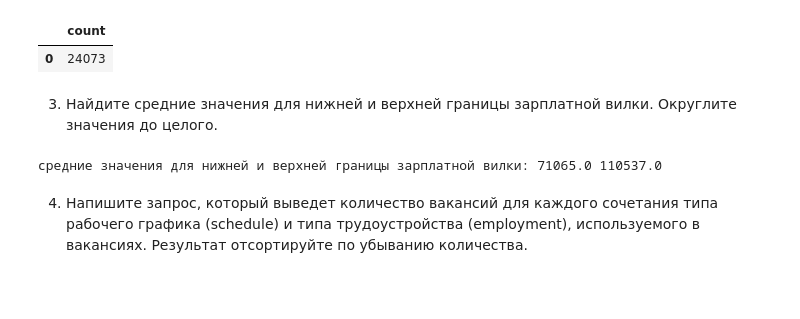
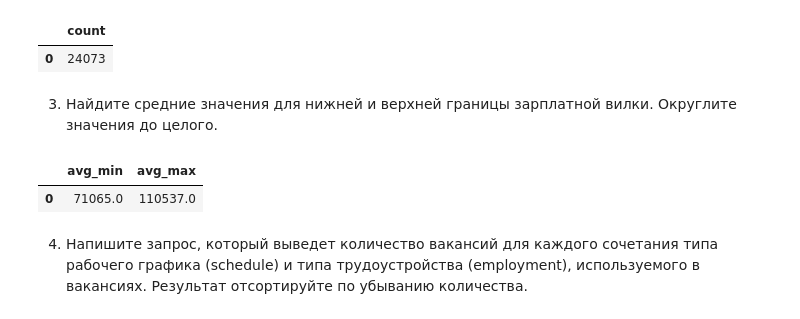
Before and after one commit to kdunaev-a10/SkillFactory-DTS, a Jupyter notebook: project_2/Project_2_headHunter.ipynb, the cells around one changed output. Cells and saved outputs as stored; diff of their text form; code cells hidden in the pictures; blank space fills up the shorter version.

```diff
--- a/project_2/Project_2_headHunter.ipynb
+++ b/project_2/Project_2_headHunter.ipynb
@@ -206,10 +207,11 @@ query_4_3 = f'''
 # %%
 # результат запроса
 hh_df = pd.read_sql_query(query_4_3, connection)
-#display(hh_df)
-print('средние значения для нижней и верхней границы зарплатной вилки: {} {} '.format(hh_df['avg_min'].iloc[0], hh_df['avg_max'].iloc[0]))
+display(hh_df)
+#print('средние значения для нижней и верхней границы зарплатной вилки: {} {} '.format(hh_df['avg_min'].iloc[0], hh_df['avg_max'].iloc[0]))
 # %% [output]
-средние значения для нижней и верхней границы зарплатной вилки: 71065.0 110537.0
+|  | avg_min | avg_max |
+| 0 | 71065.0 | 110537.0 |
 # %% [markdown]
 4. Напишите запрос, который выведет количество вакансий для каждого сочетания типа рабочего графика (schedule) и типа трудоустройства (employment), используемого в вакансиях. Результат отсортируйте по убыванию количества.
 # %%
```
Also changed, not shown: parts of 15 cells of this notebook, 2 other files.
